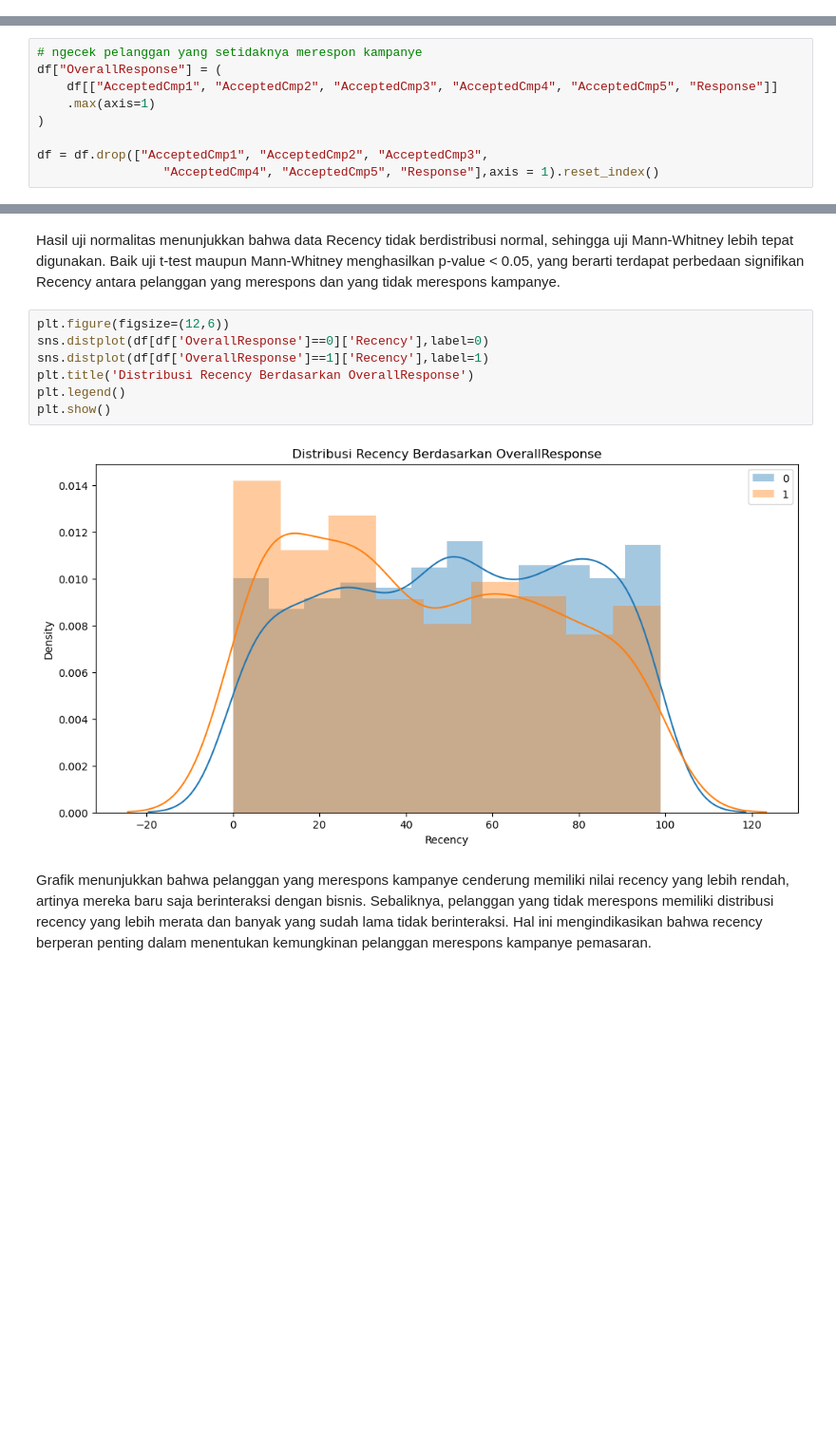
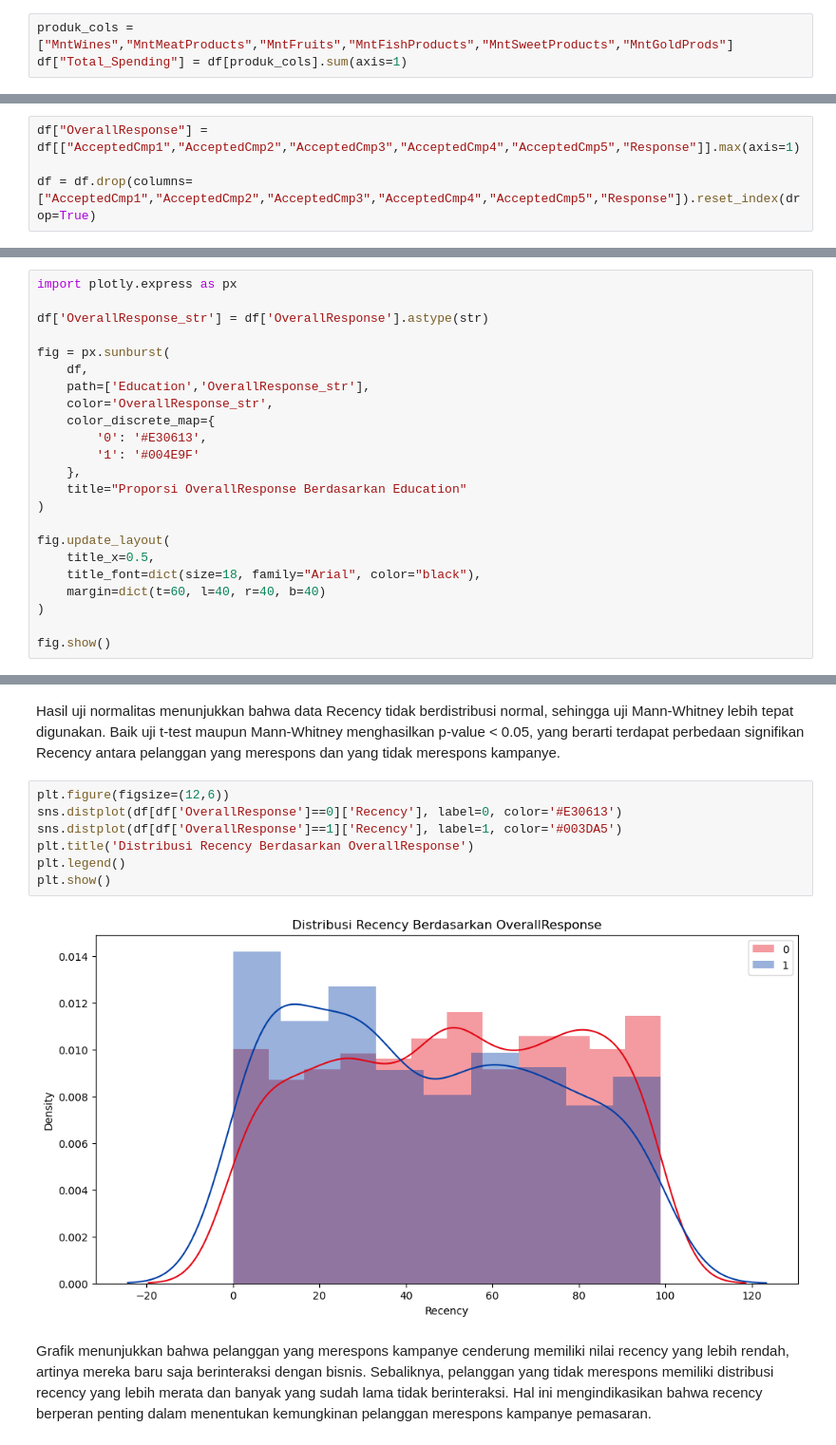
Before and after one commit to DianNainggolan/DianMargarethaNainggolan_Capstone_2, a Jupyter notebook: Dian Margaretha Nainggolan_Capstone Project Module 2_Supermarket Customers.ipynb, the cells around one changed output, grey strips where cells are left out. Shown at 95% size. Cells and saved outputs as stored; diff of their text form; blank space fills up the shorter version.

```diff
--- a/Dian Margaretha Nainggolan_Capstone Project Module 2_Supermarket Customers.ipynb
+++ b/Dian Margaretha Nainggolan_Capstone Project Module 2_Supermarket Customers.ipynb
@@ -516,0 +541,3 @@ df["Total_Spending"] = (
+# %%
+produk_cols = ["MntWines","MntMeatProducts","MntFruits","MntFishProducts","MntSweetProducts","MntGoldProds"]
+df["Total_Spending"] = df[produk_cols].sum(axis=1)
@@ -522,12 +558,7 @@ Langkah ini dilakukan untuk **menyatukan informasi respons kampanye yang terseba
 Alasan untuk setiap keputusan:
 menyederhanakan banyak variabel biner jadi satu indikator yang jelas (pernah merespon/tidak). Lebih mudah untuk analisis segmentasi atau uji statistik.
 # %%
-# ngecek pelanggan yang setidaknya merespon kampanye
-df["OverallResponse"] = (
-    df[["AcceptedCmp1", "AcceptedCmp2", "AcceptedCmp3", "AcceptedCmp4", "AcceptedCmp5", "Response"]]
-    .max(axis=1)
-)
+df["OverallResponse"] = df[["AcceptedCmp1","AcceptedCmp2","AcceptedCmp3","AcceptedCmp4","AcceptedCmp5","Response"]].max(axis=1)
 
-df = df.drop(["AcceptedCmp1", "AcceptedCmp2", "AcceptedCmp3",
-                 "AcceptedCmp4", "AcceptedCmp5", "Response"],axis = 1).reset_index()
+df = df.drop(columns=["AcceptedCmp1","AcceptedCmp2","AcceptedCmp3","AcceptedCmp4","AcceptedCmp5","Response"]).reset_index(drop=True)
 # %%
@@ -860,3 +984,26 @@ fig.show()
+# %%
+import plotly.express as px
+
+df['OverallResponse_str'] = df['OverallResponse'].astype(str)
+
+fig = px.sunburst(
+    df,
+    path=['Education','OverallResponse_str'],
+    color='OverallResponse_str',
+    color_discrete_map={
+        '0': '#E30613',
+        '1': '#004E9F'
+    },
+    title="Proporsi OverallResponse Berdasarkan Education"
+)
+
+fig.update_layout(
+    title_x=0.5,
+    title_font=dict(size=18, family="Arial", color="black"),
+    margin=dict(t=60, l=40, r=40, b=40)
+)
+
+fig.show()
 # %% [markdown]
 Dari grafik-grafik di atas, kita bisa menjawab pertanyaan:
 1. Tingkat pendidikan mana yang memiliki pelanggan paling responsif terhadap kampanye pemasaran?
@@ -955,13 +1113,13 @@ Mann-Whitney Spending: 430955.0 2.262592526371104e-06
 Hasil uji normalitas menunjukkan bahwa data Recency tidak berdistribusi normal, sehingga uji Mann-Whitney lebih tepat digunakan. Baik uji t-test maupun Mann-Whitney menghasilkan p-value < 0.05, yang berarti terdapat perbedaan signifikan Recency antara pelanggan yang merespons dan yang tidak merespons kampanye.
 # %%
 plt.figure(figsize=(12,6))
-sns.distplot(df[df['OverallResponse']==0]['Recency'],label=0)
-sns.distplot(df[df['OverallResponse']==1]['Recency'],label=1)
+sns.distplot(df[df['OverallResponse']==0]['Recency'], label=0, color='#E30613')
+sns.distplot(df[df['OverallResponse']==1]['Recency'], label=1, color='#003DA5')
 plt.title('Distribusi Recency Berdasarkan OverallResponse')
 plt.legend()
 plt.show()
 # %% [output]
-[figure, old version]
+[figure, new version]
 # %% [markdown]
 Grafik menunjukkan bahwa pelanggan yang merespons kampanye cenderung memiliki nilai recency yang lebih rendah, artinya mereka baru saja berinteraksi dengan bisnis. Sebaliknya, pelanggan yang tidak merespons memiliki distribusi recency yang lebih merata dan banyak yang sudah lama tidak berinteraksi. Hal ini mengindikasikan bahwa recency berperan penting dalam menentukan kemungkinan pelanggan merespons kampanye pemasaran.
 # %% [markdown]
```
Also changed, not shown: parts of 104 cells of this notebook.
